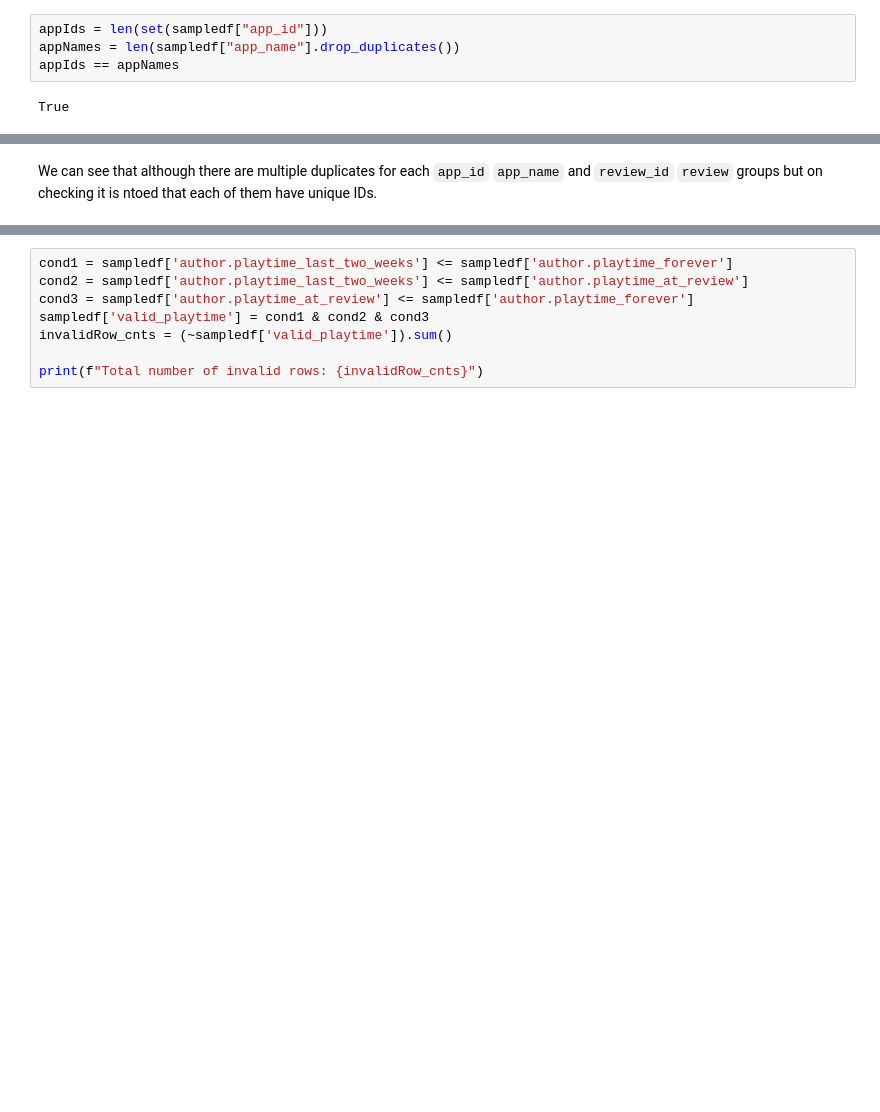
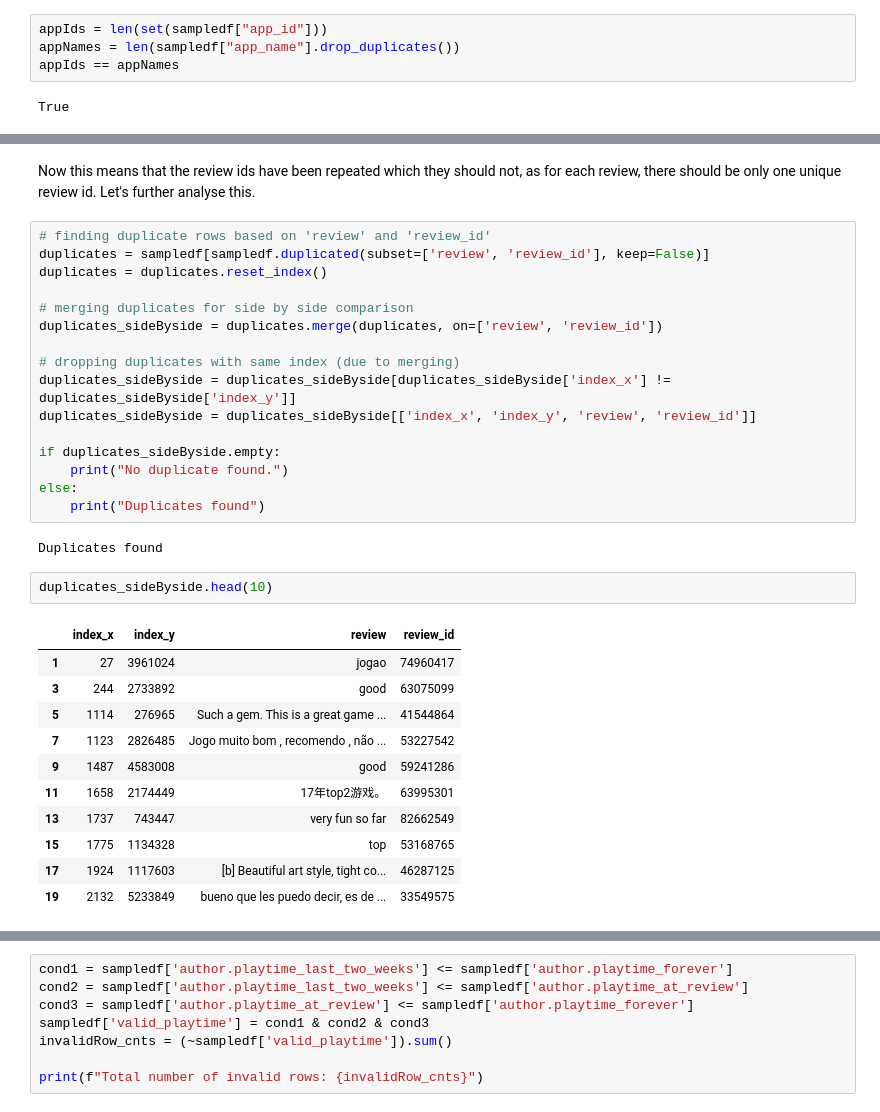
Before and after one commit to shahzeb512/ADM-HW2, a Jupyter notebook: main.ipynb, the cells around one changed output, grey strips where cells are left out. Saved outputs shown, nothing was run; the diff lists cells and outputs as text; blank space fills up the shorter version.

```diff
--- a/main.ipynb
+++ b/main.ipynb
@@ -187,2 +196,34 @@ True
 # %% [markdown]
-We can see that although there are multiple duplicates for each `app_id` `app_name` and `review_id` `review` groups but on checking it is ntoed that each of them have unique IDs.
+Now this means that the review ids have been repeated which they should not, as for each review, there should be only one unique review id. Let's further analyse this.
+# %%
+# finding duplicate rows based on 'review' and 'review_id'
+duplicates = sampledf[sampledf.duplicated(subset=['review', 'review_id'], keep=False)]
+duplicates = duplicates.reset_index()
+
+# merging duplicates for side by side comparison
+duplicates_sideByside = duplicates.merge(duplicates, on=['review', 'review_id'])
+
+# dropping duplicates with same index (due to merging)
+duplicates_sideByside = duplicates_sideByside[duplicates_sideByside['index_x'] != duplicates_sideByside['index_y']]
+duplicates_sideByside = duplicates_sideByside[['index_x', 'index_y', 'review', 'review_id']]
+
+if duplicates_sideByside.empty:
+    print("No duplicate found.")
+else:
+    print("Duplicates found")
+# %% [output]
+Duplicates found
+# %%
+duplicates_sideByside.head(10)
+# %% [output]
+|  | index_x | index_y | review | review_id |
+| 1 | 27 | 3961024 | jogao | 74960417 |
+| 3 | 244 | 2733892 | good | 63075099 |
+| 5 | 1114 | 276965 | Such a gem. This is a great game ... | 41544864 |
+| 7 | 1123 | 2826485 | Jogo muito bom , recomendo , não ... | 53227542 |
+| 9 | 1487 | 4583008 | good | 59241286 |
+| 11 | 1658 | 2174449 | 17年top2游戏。 | 63995301 |
+| 13 | 1737 | 743447 | very fun so far | 82662549 |
+| 15 | 1775 | 1134328 | top | 53168765 |
+| 17 | 1924 | 1117603 | [b] Beautiful art style, tight co... | 46287125 |
+| 19 | 2132 | 5233849 | bueno que les puedo decir, es de ... | 33549575 |
```
Also changed, not shown: parts of 18 cells of this notebook.
